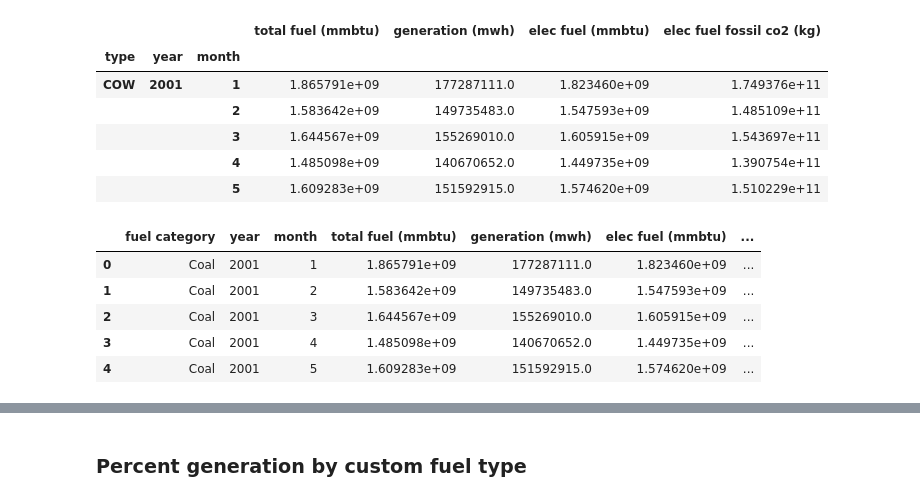
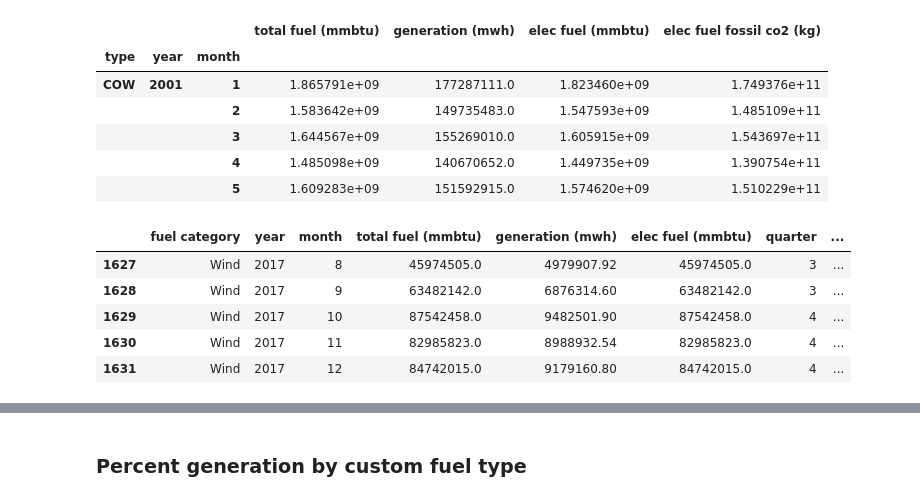
Before and after one commit to gschivley/carbon-index, a Jupyter notebook: Notebooks/Calculate national and NERC gen and emissions.ipynb, the cells around one changed output, grey strips where cells are left out. Drawn from its saved outputs; the diff is of its cells as text; code cells hidden in the pictures.

Commit message:
Correct generation numbers

```diff
--- a/Notebooks/Calculate national and NERC gen and emissions.ipynb
+++ b/Notebooks/Calculate national and NERC gen and emissions.ipynb
@@ -377,11 +387,11 @@ national_gen.head()
 |  |  | 4 | 1.485098e+09 | 140670652.0 | 1.449735e+09 | 1.390754e+11 |
 |  |  | 5 | 1.609283e+09 | 151592915.0 | 1.574620e+09 | 1.510229e+11 |
 # %%
-gen_monthly.head()
+gen_monthly.tail()
 # %% [output]
-|  | fuel category | year | month | total fuel (mmbtu) | generation (mwh) | elec fuel (mmbtu) | ... |
-| 0 | Coal | 2001 | 1 | 1.865791e+09 | 177287111.0 | 1.823460e+09 | ... |
-| 1 | Coal | 2001 | 2 | 1.583642e+09 | 149735483.0 | 1.547593e+09 | ... |
-| 2 | Coal | 2001 | 3 | 1.644567e+09 | 155269010.0 | 1.605915e+09 | ... |
-| 3 | Coal | 2001 | 4 | 1.485098e+09 | 140670652.0 | 1.449735e+09 | ... |
-| 4 | Coal | 2001 | 5 | 1.609283e+09 | 151592915.0 | 1.574620e+09 | ... |
+|  | fuel category | year | month | total fuel (mmbtu) | generation (mwh) | elec fuel (mmbtu) | quarter | ... |
+| 1627 | Wind | 2017 | 8 | 45974505.0 | 4979907.92 | 45974505.0 | 3 | ... |
+| 1628 | Wind | 2017 | 9 | 63482142.0 | 6876314.60 | 63482142.0 | 3 | ... |
+| 1629 | Wind | 2017 | 10 | 87542458.0 | 9482501.90 | 87542458.0 | 4 | ... |
+| 1630 | Wind | 2017 | 11 | 82985823.0 | 8988932.54 | 82985823.0 | 4 | ... |
+| 1631 | Wind | 2017 | 12 | 84742015.0 | 9179160.80 | 84742015.0 | 4 | ... |
```
Also changed, not shown: parts of 8 cells of this notebook.
